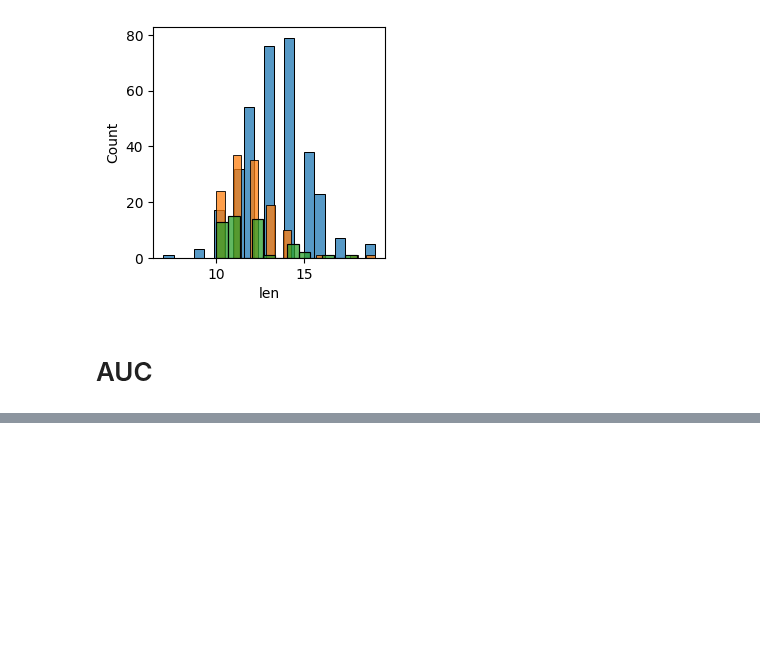
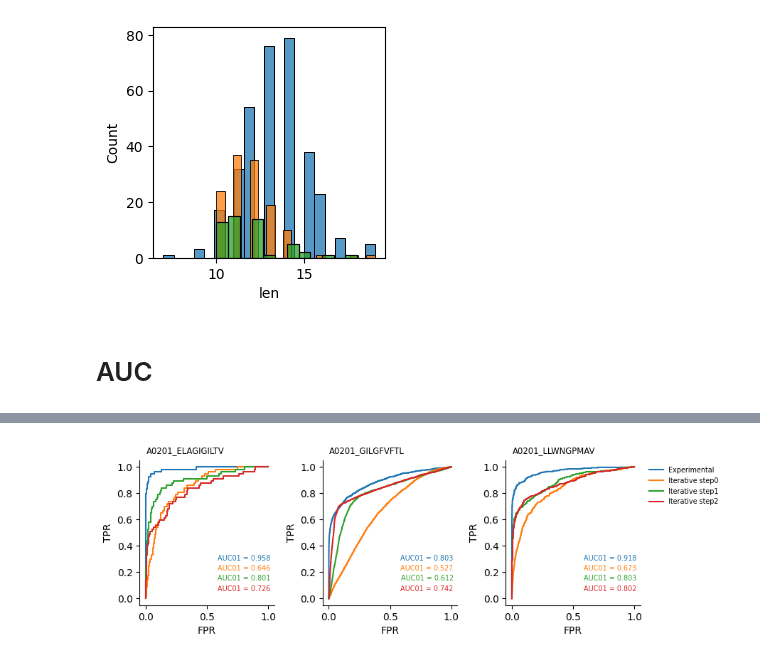
Before and after one commit to Rita-Ann-Roessner/Postdoc-UNIL, a Jupyter notebook: 260626_ESMfold2_motif_builder/Monitor.ipynb, the cells around one changed output, grey strips where cells are left out. Saved outputs shown, nothing was run; the diff lists cells and outputs as text; code cells hidden in the pictures; blank space fills up the shorter version.

```diff
--- a/260626_ESMfold2_motif_builder/Monitor.ipynb
+++ b/260626_ESMfold2_motif_builder/Monitor.ipynb
@@ -236,8 +186,0 @@ plt.show()
-# %%
-step = 2
-df = pd.read_csv(f'bck.TCR_motif_atlas.260706/A0201_GILGFVFTL/step{step}/top_tcrs_beta.csv')
-df = df.sort_values(by='iptm_pair_mean', ascending=False)
-df
-
-df = df[df['TRBV'] == 'TRBV25-1']
-df
@@ -257,0 +187,53 @@ df
+# %%
+epitopes = ['A0201_ELAGIGILTV', 'A0201_GILGFVFTL', 'A0201_LLWNGPMAV']
+steps = ['step0', 'step1', 'step2']
+
+fig, axes = plt.subplots(1, len(epitopes), figsize=(9, 3))
+
+for cnt, epitope in enumerate(epitopes):
+    ax = axes[cnt]
+    ax.text(0.05, 1.1, epitope, transform=ax.transAxes,
+            va='top', ha='left', fontsize='small')
+
+    # --- Experimental curve ---
+    df = pd.read_csv(
+        f'../260512_TEMPO_motif_builder_test/{epitope}/TEMPO_train_exp.csv'
+    )
+    y_true, y_scores = df['Label'].values, df['score'].values
+    fpr, tpr, _ = roc_curve(y_true, y_scores)
+    auc01 = roc_auc_score(y_true, y_scores, max_fpr=0.1)
+    line, = ax.plot(fpr, tpr, label='Experimental')
+    ax.text(0.97, 0.3, f"AUC01 = {auc01:.3f}",
+            transform=ax.transAxes, ha='right', va='bottom',
+            fontsize='x-small', color=line.get_color())
+
+    # --- One curve per step ---
+    for i, s in enumerate(steps):
+        if (s == 'step0') & (epitope!='A0201_ELAGIGILTV'):
+            df = pd.read_csv(
+                f'TCR_motif_atlas/{epitope}/{s}/validation/validation_pred.csv'
+            )
+        else:
+            df = pd.read_csv(
+                f'TCR_motif_atlas_no_decoy_correction/{epitope}/{s}/validation/validation_pred.csv'
+            )
+        y_true, y_scores = df['Label'].values, df['score'].values
+        fpr, tpr, _ = roc_curve(y_true, y_scores)
+        auc01 = roc_auc_score(y_true, y_scores, max_fpr=0.1)
+        line, = ax.plot(fpr, tpr, label=f'Iterative {s}')
+        ax.text(0.97, 0.23 - i * 0.07, f"AUC01 = {auc01:.3f}",
+                transform=ax.transAxes, ha='right', va='bottom',
+                fontsize='x-small', color=line.get_color())
+
+    ax.set_xlabel('FPR')
+    ax.set_ylabel('TPR')
+
+handles, labels = axes[-1].get_legend_handles_labels()
+axes[-1].legend(handles, labels, fontsize='x-small', frameon=False,
+                bbox_to_anchor=(1.02, 1), loc='upper left')
+
+sns.despine()
+plt.tight_layout()
+plt.show()
+# %% [output]
+[figure, added]
```
Also changed, not shown: parts of 5 cells of this notebook, 2 other files.
